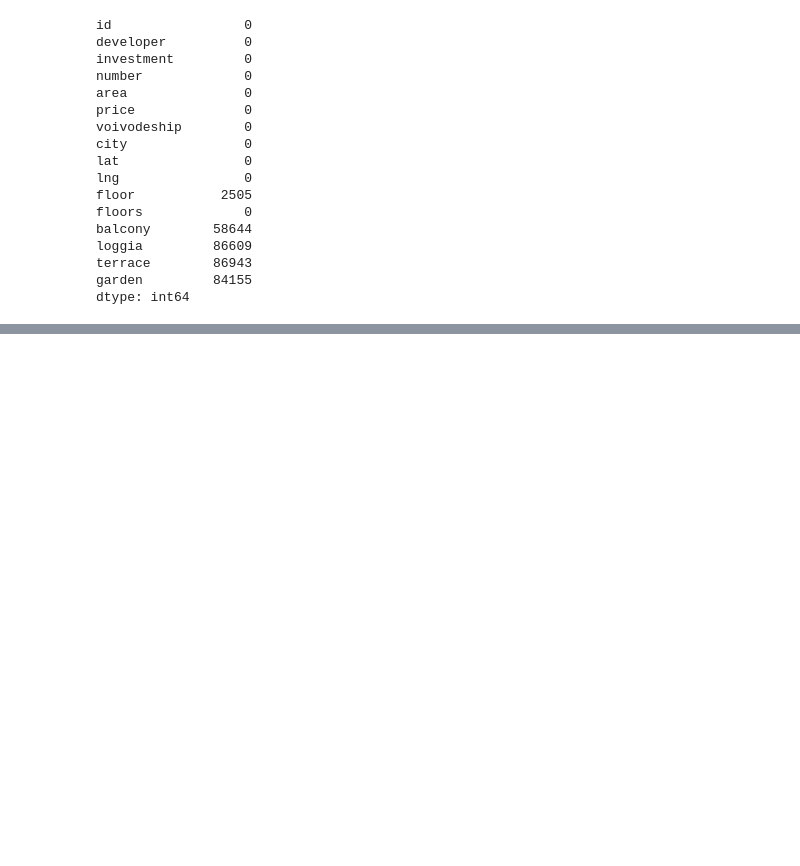
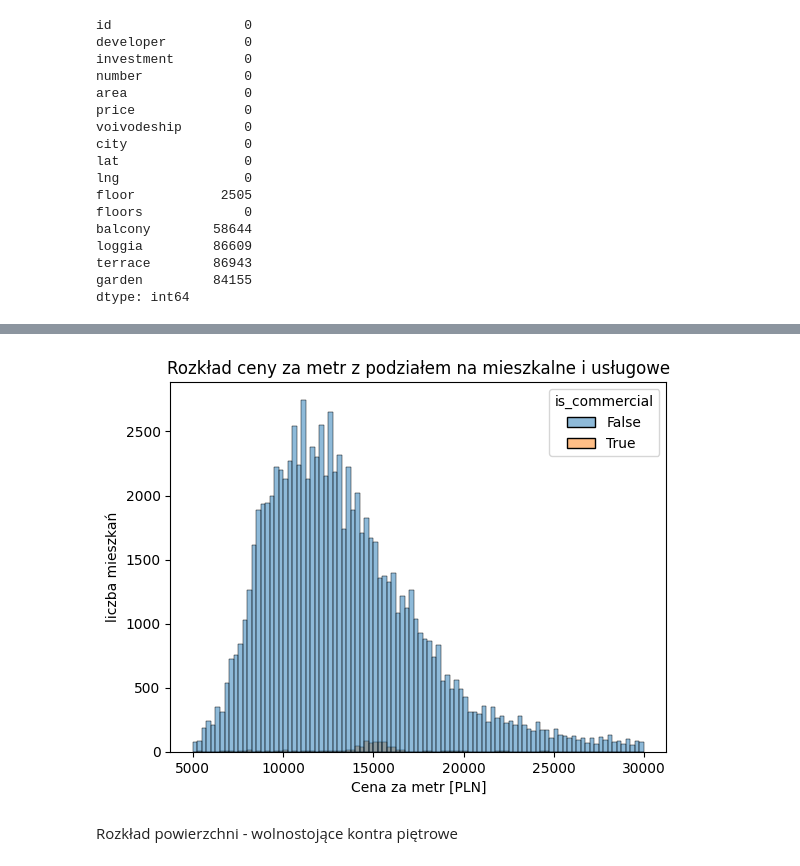
Before and after one commit to kotlarekm/Mieszkania, a Jupyter notebook: 1_obrobka_danych.ipynb, the cells around one changed output, grey strips where cells are left out. Saved outputs shown, nothing was run; the diff lists cells and outputs as text; code cells hidden in the pictures; blank space fills up the shorter version.

```diff
--- a/1_obrobka_danych.ipynb
+++ b/1_obrobka_danych.ipynb
@@ -328,0 +189,16 @@ df.to_parquet("ceny_mieszkan_v1.parquet", index=False)
+# %%
+df = df[df["price_m2"].between(5000, 30000)].copy()
+# %%
+g = sns.histplot(
+    x=df["price_m2"],
+    bins=100,
+    hue=df["is_commercial"])
+plt.xlabel("Cena za metr [PLN]")
+plt.ylabel("liczba mieszkań")
+plt.title("Rozkład ceny za metr z podziałem na mieszkalne i usługowe")
+
+plt.show(g)
+# %% [output]
+[figure, added]
+# %% [markdown]
+Rozkład powierzchni - wolnostojące kontra piętrowe
```
Also changed, not shown: parts of 75 cells of this notebook, 1 other file.
